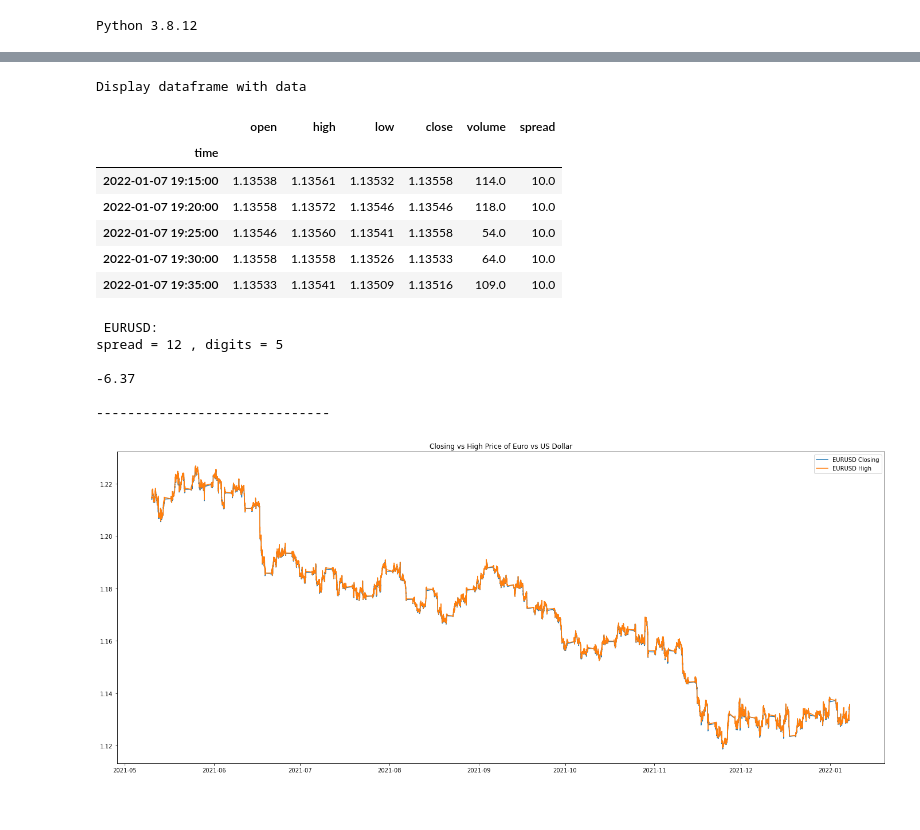
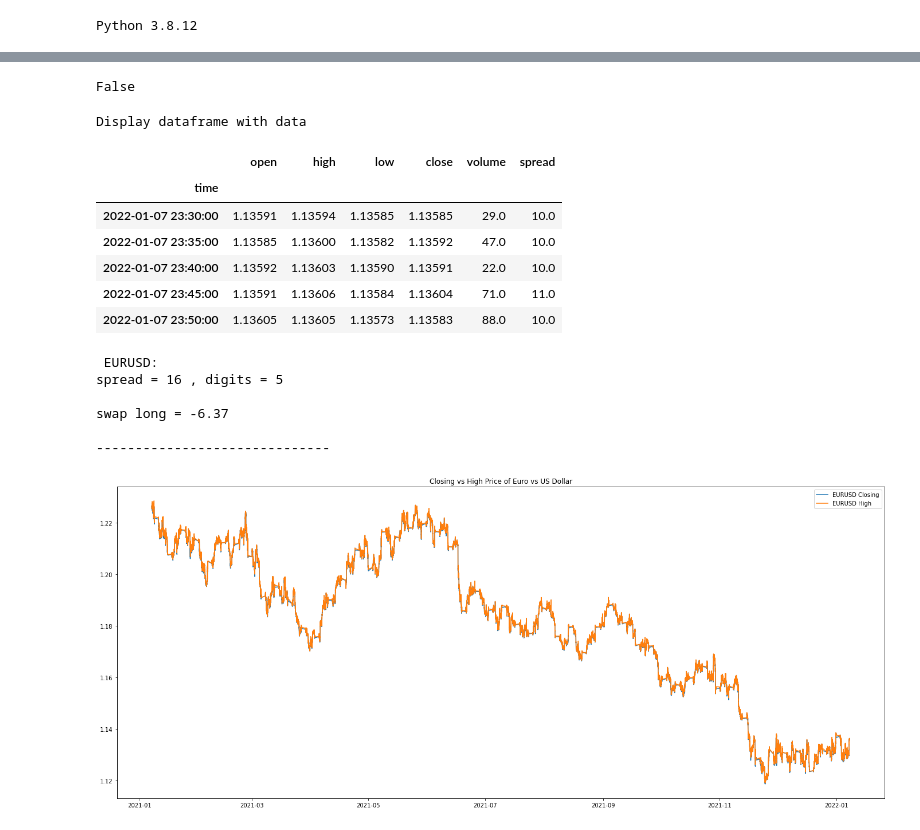
Before and after one commit to dhupee/MetaNgepet, a Jupyter notebook: MetaNgepet-Train.ipynb, the cells around one changed output, grey strips where cells are left out. Cells and saved outputs as stored; diff of their text form; code cells hidden in the pictures.

```diff
--- a/MetaNgepet-Train.ipynb
+++ b/MetaNgepet-Train.ipynb
@@ -79,34 +123,43 @@ MetaTrader5 Initialized!
+# %%
+trade_allowed = terminal_info.loc[4, "value"]
+print(trade_allowed)
+# %% [output]
+False
 # %%
 # set time zone to UTC
 timezone = pytz.timezone("Etc/UTC")
 symbol = 'EURUSD'
 timeframe = mt5.TIMEFRAME_M5
-bars = 50000
+bars = 75000
 
-rates = mt5.copy_rates_from_pos(symbol, timeframe, 1, bars + 1)
+def get_price(symbol, timeframe, bars):
+    rates = mt5.copy_rates_from_pos(symbol, timeframe, 1, bars + 1)
 
-# create DataFrame out of the obtained data
-rates_frame = pd.DataFrame(rates, dtype=np.dtype("float"))
+    # create DataFrame out of the obtained data
+    rates_frame = pd.DataFrame(rates, dtype=np.dtype("float"))
 
-# convert time in seconds into the datetime format
-rates_frame['time']=pd.to_datetime(rates_frame['time'], unit='s')
-rates_frame = rates_frame.rename(columns={'tick_volume': 'volume'})
-del rates_frame['real_volume']
+    # convert time in seconds into the datetime format
+    rates_frame['time']=pd.to_datetime(rates_frame['time'], unit='s')
+    rates_frame = rates_frame.rename(columns={'tick_volume': 'volume'})
+    del rates_frame['real_volume']
 
-rates_frame = rates_frame.set_index('time')
+    rates_frame = rates_frame.set_index('time')
 
+    return rates_frame
+
+rates_frame = get_price(symbol, timeframe, bars)
 # display data
 print("\nDisplay dataframe with data")
 rates_frame.tail()
 # %% [output]
 Display dataframe with data
 |  | open | high | low | close | volume | spread |
 | time |  |  |  |  |  |  |
-| 2022-01-07 19:15:00 | 1.13538 | 1.13561 | 1.13532 | 1.13558 | 114.0 | 10.0 |
-| 2022-01-07 19:20:00 | 1.13558 | 1.13572 | 1.13546 | 1.13546 | 118.0 | 10.0 |
-| 2022-01-07 19:25:00 | 1.13546 | 1.13560 | 1.13541 | 1.13558 | 54.0 | 10.0 |
-| 2022-01-07 19:30:00 | 1.13558 | 1.13558 | 1.13526 | 1.13533 | 64.0 | 10.0 |
-| 2022-01-07 19:35:00 | 1.13533 | 1.13541 | 1.13509 | 1.13516 | 109.0 | 10.0 |
+| 2022-01-07 23:30:00 | 1.13591 | 1.13594 | 1.13585 | 1.13585 | 29.0 | 10.0 |
+| 2022-01-07 23:35:00 | 1.13585 | 1.13600 | 1.13582 | 1.13592 | 47.0 | 10.0 |
+| 2022-01-07 23:40:00 | 1.13592 | 1.13603 | 1.13590 | 1.13591 | 22.0 | 10.0 |
+| 2022-01-07 23:45:00 | 1.13591 | 1.13606 | 1.13584 | 1.13604 | 71.0 | 11.0 |
+| 2022-01-07 23:50:00 | 1.13605 | 1.13605 | 1.13573 | 1.13583 | 88.0 | 10.0 |
 # %%
 symbol_info = mt5.symbol_info(symbol)
 if symbol_info!=None:
@@ -114,15 +167,15 @@ if symbol_info!=None:
     #print(symbol_info)
     print("\n","{}:".format(symbol))
     print("spread =",symbol_info.spread,", digits =",symbol_info.digits, "\n")
-    print(symbol_info.swap_long, '\n')
+    print("swap long =", symbol_info.swap_long, "\n")
     print ("------------------------------")
 else:
     print("There is no such symbol of {}".format(symbol))
 # %% [output]
  EURUSD:
-spread = 12 , digits = 5
+spread = 16 , digits = 5
 
--6.37
+swap long = -6.37
 
 ------------------------------
 # %%
@@ -136,7 +189,7 @@ def plotClosing(df):
 
 plotClosing(rates_frame)
 # %% [output]
-[figure, old version]
+[figure, new version]
 # %%
 def generate_features(df):
     """ Generate features for a stock/index/currency/commodity based on historical price and performance
```
Also changed, not shown: parts of 23 cells of this notebook, 3 other files.
